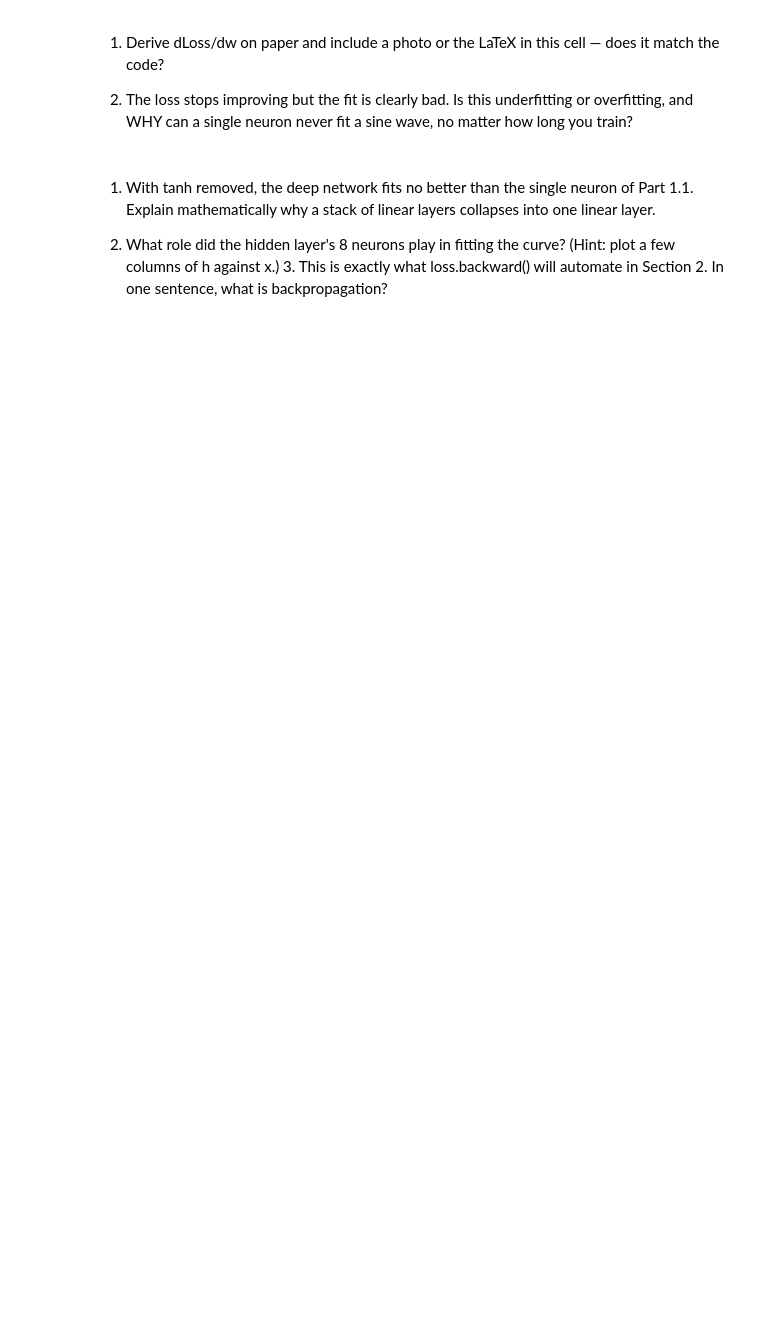
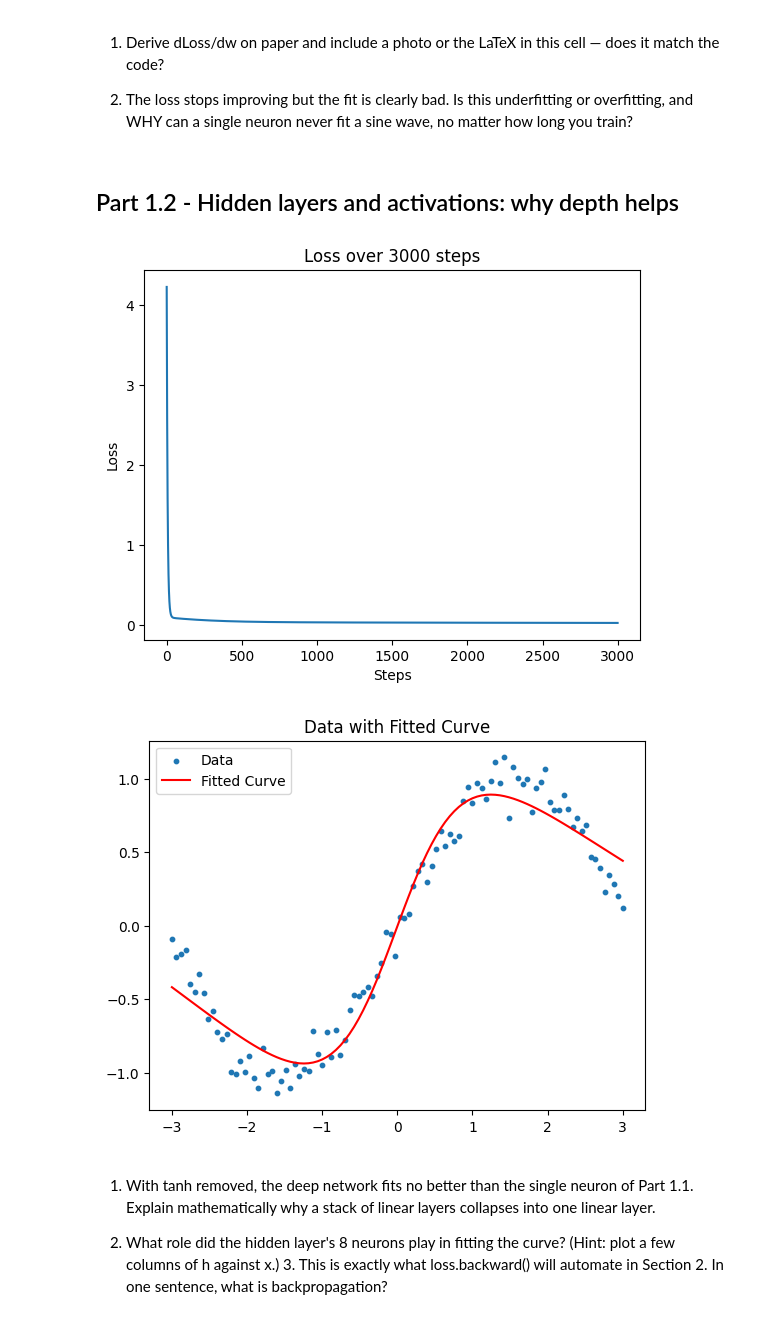
Before and after one commit to dbbarimah/Barimah_Desmond_Lab-3, a Jupyter notebook: lab_3.ipynb, the cells around one changed output. Drawn from its saved outputs; the diff is of its cells as text; code cells hidden in the pictures; blank space fills up the shorter version.

Commit message:
Added Part 1 and parts of Part 2

```diff
--- a/lab_3.ipynb
+++ b/lab_3.ipynb
@@ -65,30 +83,76 @@ plt.scatter(x, y, s = 10, label = "Data")
 1. Derive dLoss/dw on paper and include a photo or the LaTeX in this cell — does it match the code?
 
 2. The loss stops improving but the fit is clearly bad. Is this underfitting or overfitting, and WHY can a single neuron never fit a sine wave, no matter how long you train?
+# %% [markdown]
+## Part 1.2 - Hidden layers and activations: why depth helps
 # %%
 # TODO: Initialise parameters
 #   W1: shape (1, 8),  b1: shape (8,)
 #   W2: shape (8, 1),  b2: shape (1,)
 #   Small random values (e.g. np.random.randn(...) * 0.5)
+W1 = np.random.randn(1, 8) * 0.5
+b1 = np.random.randn(8) * 0.5
+W2 = np.random.randn(8, 1) * 0.5
+b2 = np.random.randn(1) * 0.5
+
+x = x.reshape(-1, 1)
+y = y.reshape(-1, 1)
+
+lr = 0.01
+losses = []
 
 # TODO: Forward pass (keep the intermediate values — you need them for backprop):
 #   z1 = x @ W1 + b1        # pre-activation, shape (100, 8)
 #   h  = np.tanh(z1)        # activation
 #   y_hat = h @ W2 + b2     # output, shape (100, 1)
 #   loss  = np.mean((y_hat - y) ** 2)
 
 # TODO: Backward pass (the chain rule, layer by layer):
 #   d_yhat = 2 * (y_hat - y) / len(y)
 #   dW2 = h.T @ d_yhat ;  db2 = d_yhat.sum(axis=0)
 #   dh  = d_yhat @ W2.T
 #   dz1 = dh * (1 - np.tanh(z1) ** 2)     # derivative of tanh
 #   dW1 = x.T @ dz1 ;  db1 = dz1.sum(axis=0)
 
 # TODO: Update all parameters with learning rate lr, loop for ~3000 steps,
 #   record the loss.
+for step in range(3000):
+    z1 = x @ W1 + b1
+    h = np.tanh(z1)
+    y_hat = h @ W2 + b2
+    loss = np.mean((y_hat - y) ** 2)
+
+    d_yhat = 2 * (y_hat - y) / len(y)
+    dW2 = h.T @ d_yhat
+    db2 = d_yhat.sum(axis = 0)
+    dh  = d_yhat @ W2.T
+    dz1 = dh * (1 - np.tanh(z1) ** 2)
+    dW1 = x.T @ dz1
+    db1 = dz1.sum(axis = 0)
+
+    W1 -= lr * dW1
+    b1 -= lr * db1
+    W2 -= lr * dW2
+    b2 -= lr * db2
+
+    losses.append(loss)
 
 # TODO: Plot the loss curve AND the final fit over the data.
 #   Then re-run with the tanh REMOVED (h = z1). What happens to the fit?
+plt.plot(losses)
+plt.title("Loss over 3000 steps")
+plt.xlabel("Steps")
+plt.ylabel("Loss")
+plt.show()
+
+plt.scatter(x, y, s = 10, label = "Data")
+plt.plot(x, y_hat, color = "red", label = "Fitted Curve")
+plt.title("Data with Fitted Curve")
+plt.legend()
+plt.show()
+# %% [output]
+[figure, added]
+[figure, added]
 # %% [markdown]
 
 
```
Also changed, not shown: parts of 10 cells of this notebook.
